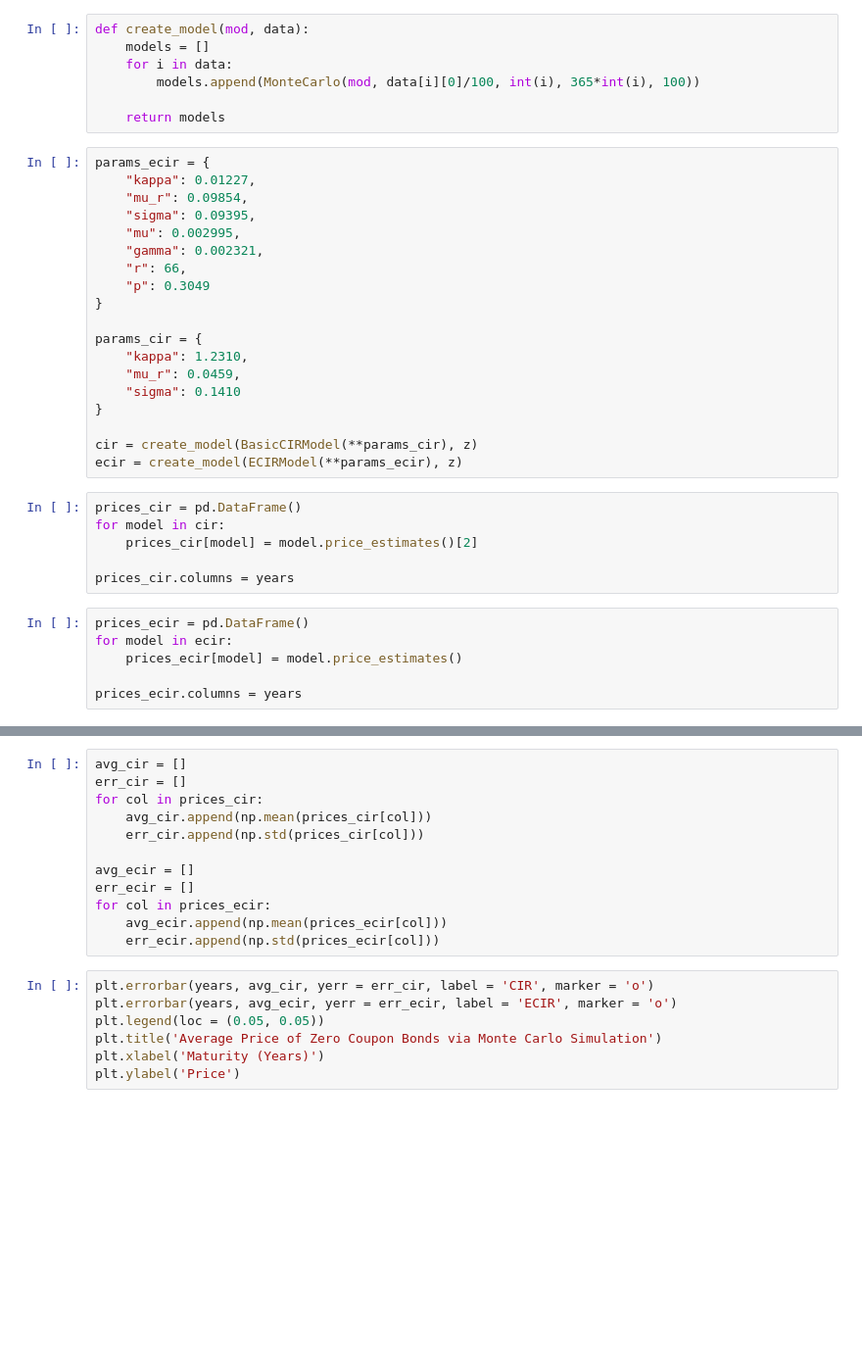
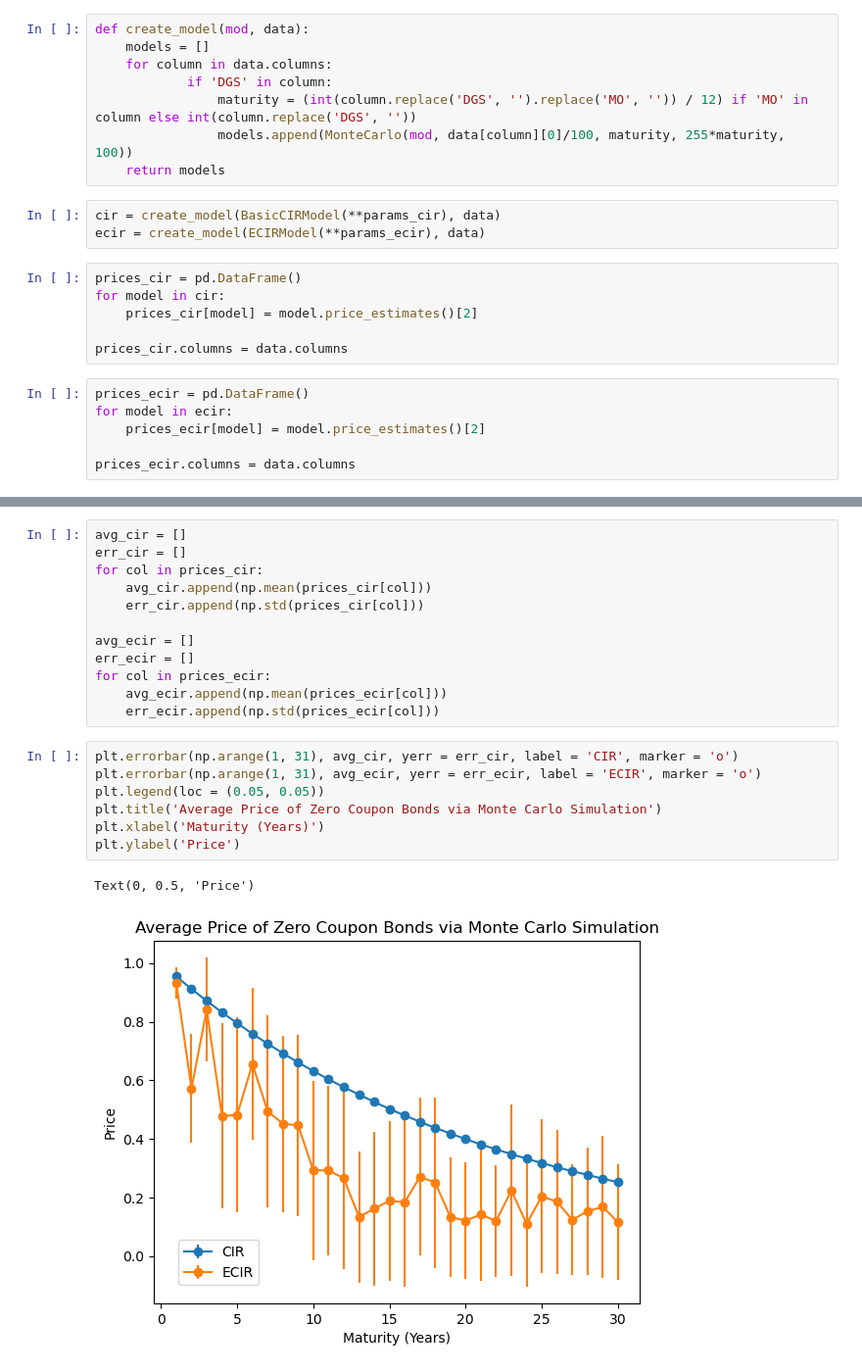
Before and after one commit to smallphotato/MF728_finalproject, a Jupyter notebook: MCComparison.ipynb, the cells around one changed output, grey strips where cells are left out. Shown at 98% size. Saved outputs shown, nothing was run; the diff lists cells and outputs as text; blank space fills up the shorter version.

```diff
--- a/MCComparison.ipynb
+++ b/MCComparison.ipynb
@@ -25,38 +36,23 @@ z = z.dropna()
 # %%
 def create_model(mod, data):
     models = []
-    for i in data:
-        models.append(MonteCarlo(mod, data[i][0]/100, int(i), 365*int(i), 100))
-
+    for column in data.columns:
+            if 'DGS' in column:
+                maturity = (int(column.replace('DGS', '').replace('MO', '')) / 12) if 'MO' in column else int(column.replace('DGS', ''))
+                models.append(MonteCarlo(mod, data[column][0]/100, maturity, 255*maturity, 100))
     return models
 # %%
-params_ecir = {
-    "kappa": 0.01227,
-    "mu_r": 0.09854,
-    "sigma": 0.09395,
-    "mu": 0.002995,
-    "gamma": 0.002321,
-    "r": 66,
-    "p": 0.3049
-}
-
-params_cir = {
-    "kappa": 1.2310,
-    "mu_r": 0.0459,
-    "sigma": 0.1410
-}
-
-cir = create_model(BasicCIRModel(**params_cir), z)
-ecir = create_model(ECIRModel(**params_ecir), z)
+cir = create_model(BasicCIRModel(**params_cir), data)
+ecir = create_model(ECIRModel(**params_ecir), data)
 # %%
 prices_cir = pd.DataFrame()
 for model in cir:
     prices_cir[model] = model.price_estimates()[2]
 
-prices_cir.columns = years
+prices_cir.columns = data.columns
 # %%
 prices_ecir = pd.DataFrame()
 for model in ecir:
-    prices_ecir[model] = model.price_estimates()
+    prices_ecir[model] = model.price_estimates()[2]
 
-prices_ecir.columns = years
+prices_ecir.columns = data.columns
@@ -98,9 +69,12 @@ for col in prices_ecir:
     avg_ecir.append(np.mean(prices_ecir[col]))
     err_ecir.append(np.std(prices_ecir[col]))
 # %%
-plt.errorbar(years, avg_cir, yerr = err_cir, label = 'CIR', marker = 'o')
-plt.errorbar(years, avg_ecir, yerr = err_ecir, label = 'ECIR', marker = 'o')
+plt.errorbar(np.arange(1, 31), avg_cir, yerr = err_cir, label = 'CIR', marker = 'o')
+plt.errorbar(np.arange(1, 31), avg_ecir, yerr = err_ecir, label = 'ECIR', marker = 'o')
 plt.legend(loc = (0.05, 0.05))
 plt.title('Average Price of Zero Coupon Bonds via Monte Carlo Simulation')
 plt.xlabel('Maturity (Years)')
 plt.ylabel('Price')
+# %% [output]
+Text(0, 0.5, 'Price')
+[figure, added]
```
Also changed, not shown: parts of 18 cells of this notebook, 1 other file.
